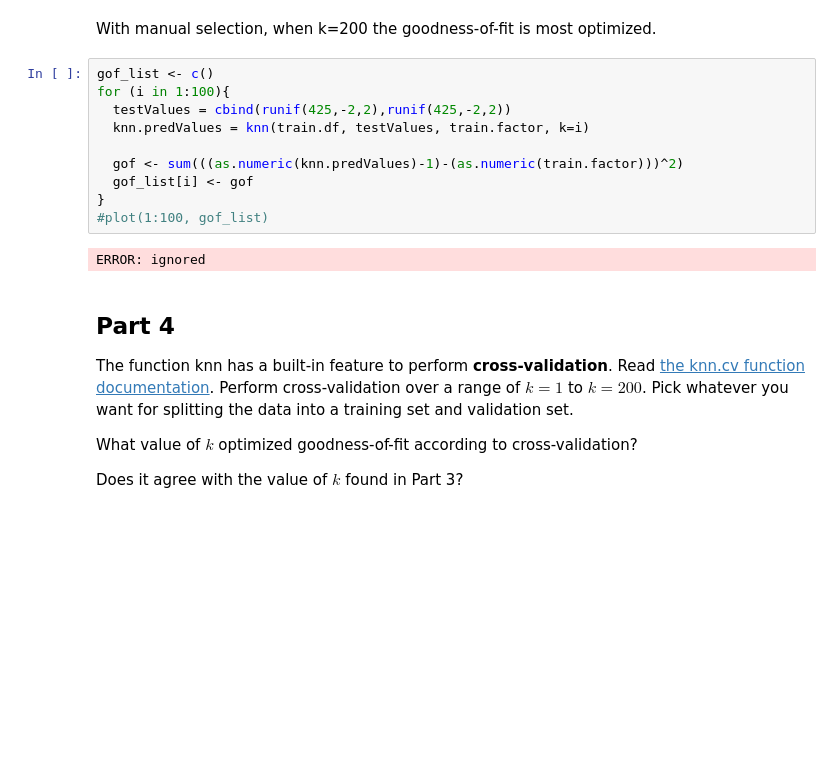
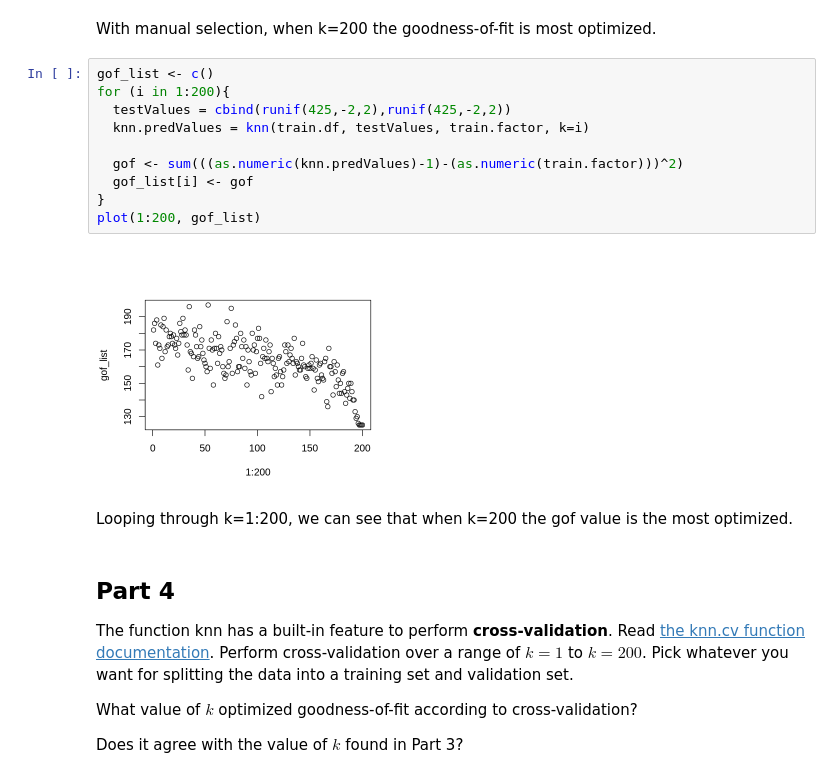
Before and after one commit to llai7/MATH227C, a Jupyter notebook: Math227C20Sp_P08_LuluLai.ipynb, the cells around one changed output. Cells and saved outputs as stored; diff of their text form; blank space fills up the shorter version.

```diff
--- a/Math227C20Sp_P08_LuluLai.ipynb
+++ b/Math227C20Sp_P08_LuluLai.ipynb
@@ -214,16 +214,18 @@ ave_gof
 With manual selection, when k=200 the goodness-of-fit is most optimized.
 # %%
 gof_list <- c()
-for (i in 1:100){
+for (i in 1:200){
   testValues = cbind(runif(425,-2,2),runif(425,-2,2))
   knn.predValues = knn(train.df, testValues, train.factor, k=i)
 
   gof <- sum(((as.numeric(knn.predValues)-1)-(as.numeric(train.factor)))^2)
   gof_list[i] <- gof
 }
-#plot(1:100, gof_list)
+plot(1:200, gof_list)
 # %% [output]
-ERROR: ignored
+[figure, added]
+# %% [markdown]
+Looping through k=1:200, we can see that when k=200 the gof value is the most optimized.
 # %% [markdown]
 ## Part 4
 
```
Also changed, not shown: parts of 8 cells of this notebook.
